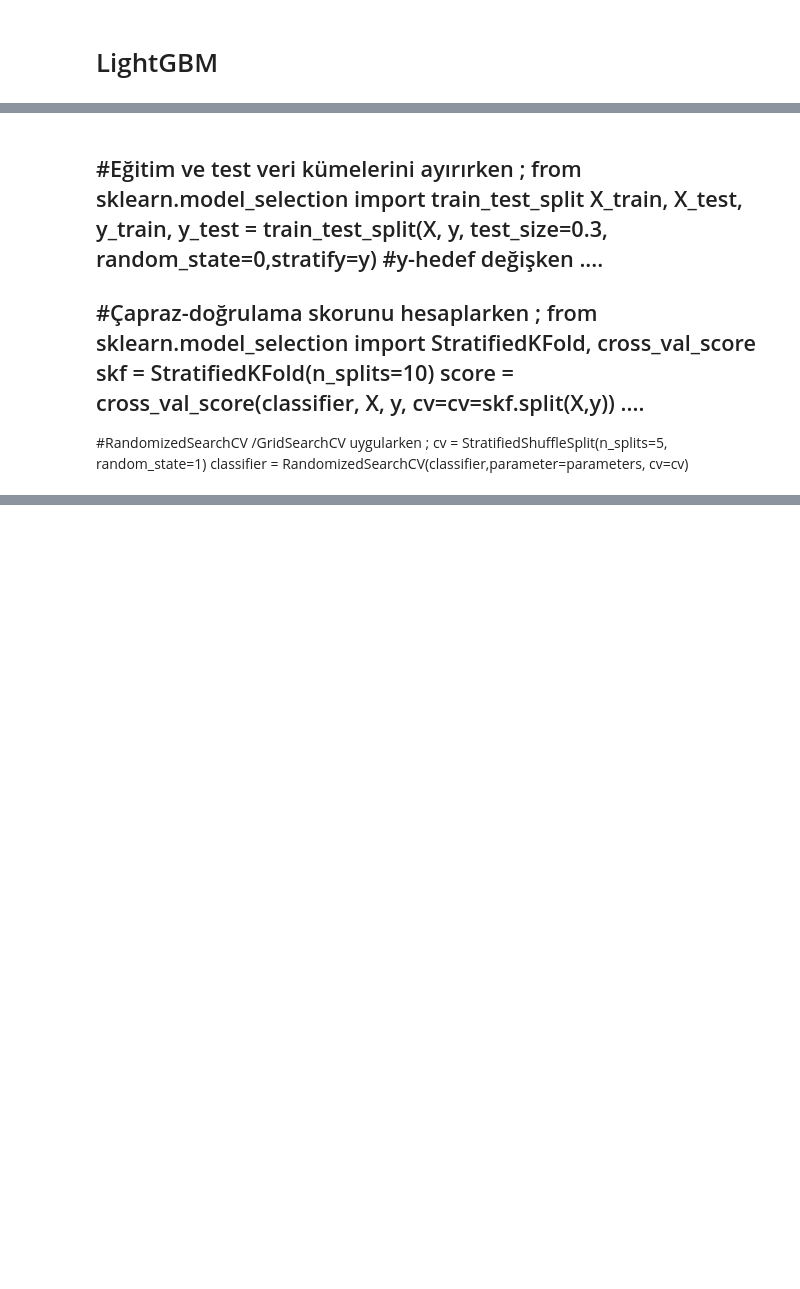
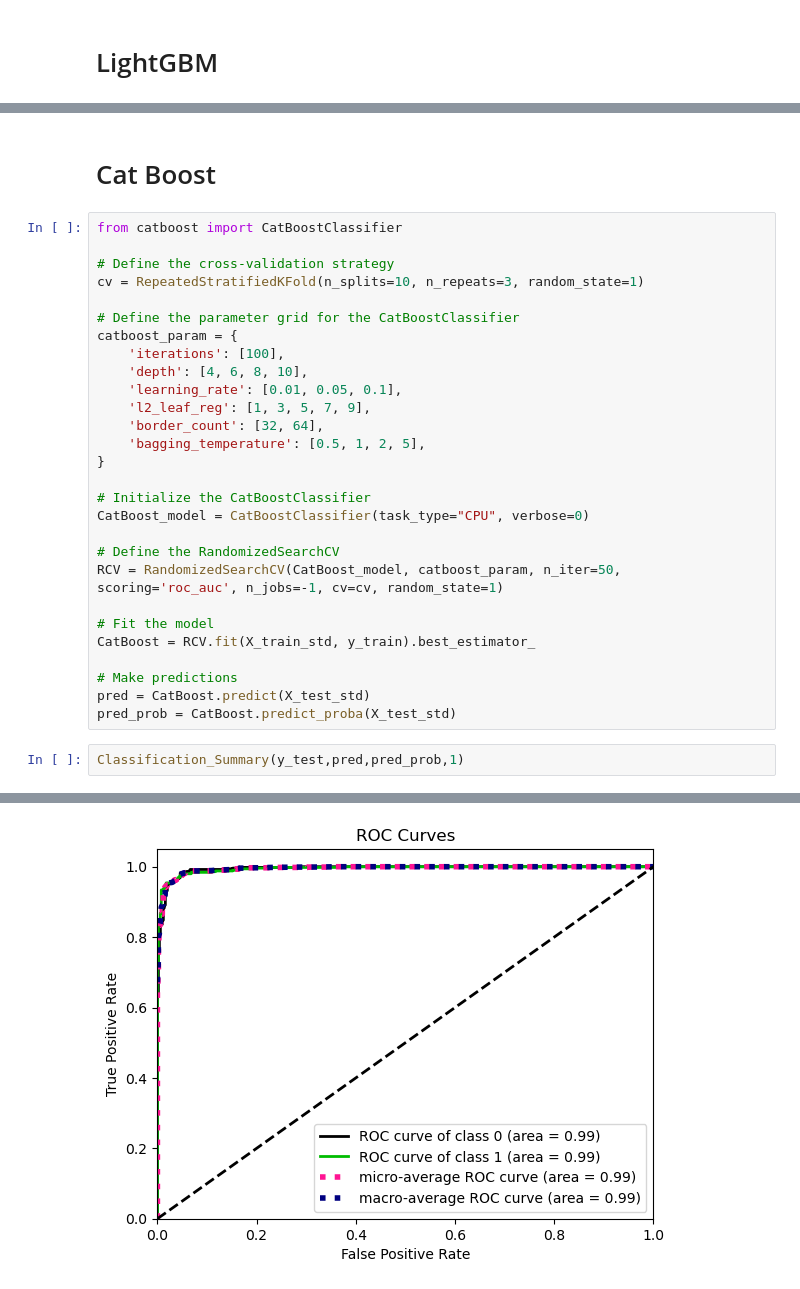
Before and after one commit to ozgunsungar/bilgi_guvenligi_ml, a Jupyter notebook: demo.ipynb, the cells around one changed output, grey strips where cells are left out. Cells and saved outputs as stored; diff of their text form; blank space fills up the shorter version.

```diff
--- a/demo.ipynb
+++ b/demo.ipynb
@@ -528,16 +528,33 @@ weighted avg       0.96      0.96      0.96      1013
-# %% [markdown]
-#Eğitim ve test veri kümelerini ayırırken ;
-from sklearn.model_selection import train_test_split
-X_train, X_test, y_train, y_test = train_test_split(X, y, test_size=0.3, random_state=0,stratify=y) #y-hedef değişken
-....
------------
-#Çapraz-doğrulama skorunu hesaplarken ;
-from sklearn.model_selection import StratifiedKFold, cross_val_score
-skf = StratifiedKFold(n_splits=10)
-score = cross_val_score(classifier, X, y, cv=cv=skf.split(X,y))
-....
------------
-#RandomizedSearchCV /GridSearchCV uygularken ;
-cv = StratifiedShuffleSplit(n_splits=5, random_state=1)
-classifier = RandomizedSearchCV(classifier,parameter=parameters,
-cv=cv)
+# %% [markdown]
+# Cat Boost
+# %%
+from catboost import CatBoostClassifier
+
+# Define the cross-validation strategy
+cv = RepeatedStratifiedKFold(n_splits=10, n_repeats=3, random_state=1)
+
+# Define the parameter grid for the CatBoostClassifier
+catboost_param = {
+    'iterations': [100],
+    'depth': [4, 6, 8, 10],
+    'learning_rate': [0.01, 0.05, 0.1],
+    'l2_leaf_reg': [1, 3, 5, 7, 9],
+    'border_count': [32, 64],
+    'bagging_temperature': [0.5, 1, 2, 5],
+}
+
+# Initialize the CatBoostClassifier
+CatBoost_model = CatBoostClassifier(task_type="CPU", verbose=0)
+
+# Define the RandomizedSearchCV
+RCV = RandomizedSearchCV(CatBoost_model, catboost_param, n_iter=50, scoring='roc_auc', n_jobs=-1, cv=cv, random_state=1)
+
+# Fit the model
+CatBoost = RCV.fit(X_train_std, y_train).best_estimator_
+
+# Make predictions
+pred = CatBoost.predict(X_test_std)
+pred_prob = CatBoost.predict_proba(X_test_std)
+# %%
+Classification_Summary(y_test,pred,pred_prob,1)
+# %% [output]
@@ -543,0 +579 @@ cv=cv)
+[figure, added]
```
Also changed, not shown: parts of 12 cells of this notebook.
